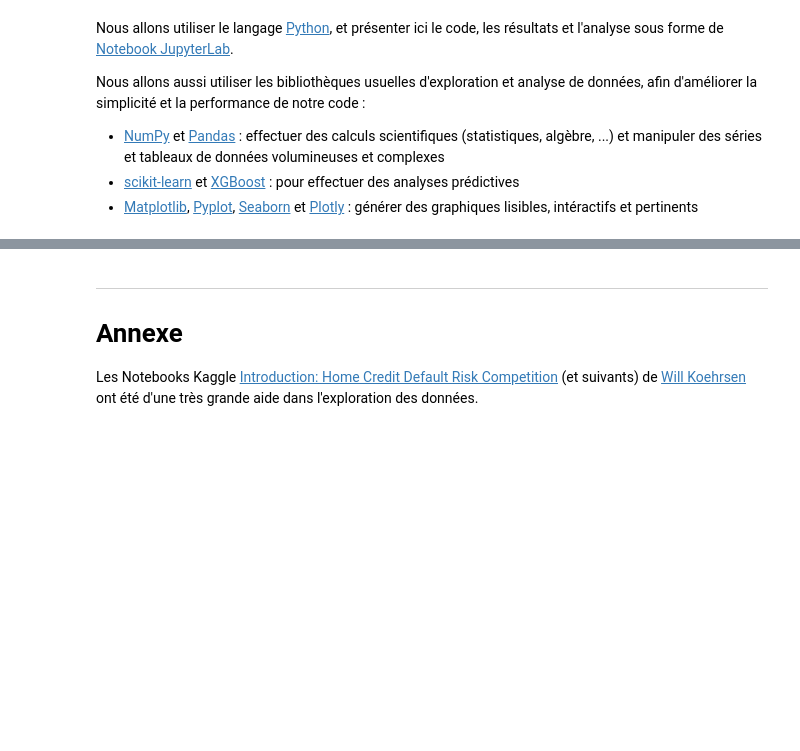
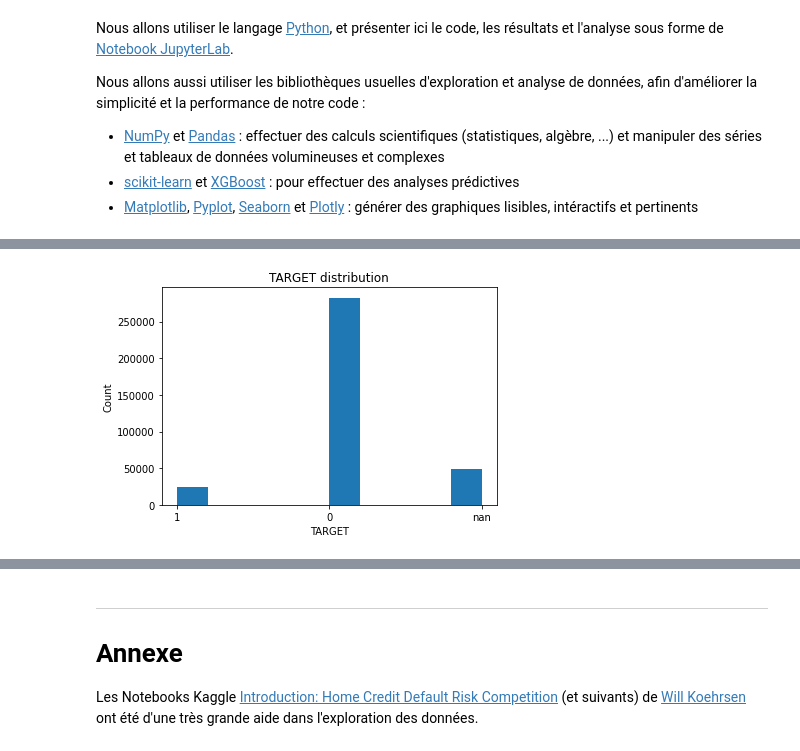
Before and after one commit to fleuryc/oc_ingenieur-ia_P4-Construisez-un-modele-de-scoring, a Jupyter notebook: notebooks/main.ipynb, the cells around one changed output, grey strips where cells are left out. Drawn from its saved outputs; the diff is of its cells as text; code cells hidden in the pictures; blank space fills up the shorter version.

```diff
--- a/notebooks/main.ipynb
+++ b/notebooks/main.ipynb
@@ -62,0 +189,9 @@ Les données sont fournies sous la forme de plusieurs fichiers CSV pouvant être
+# %%
+# Display TARGET distribution
+plt.hist(list(app_df["TARGET"]))
+plt.title("TARGET distribution")
+plt.xlabel("TARGET")
+plt.ylabel("Count")
+plt.show()
+# %% [output]
+[figure, added]
```
Also changed, not shown: parts of 10 cells of this notebook, 3 other files.
